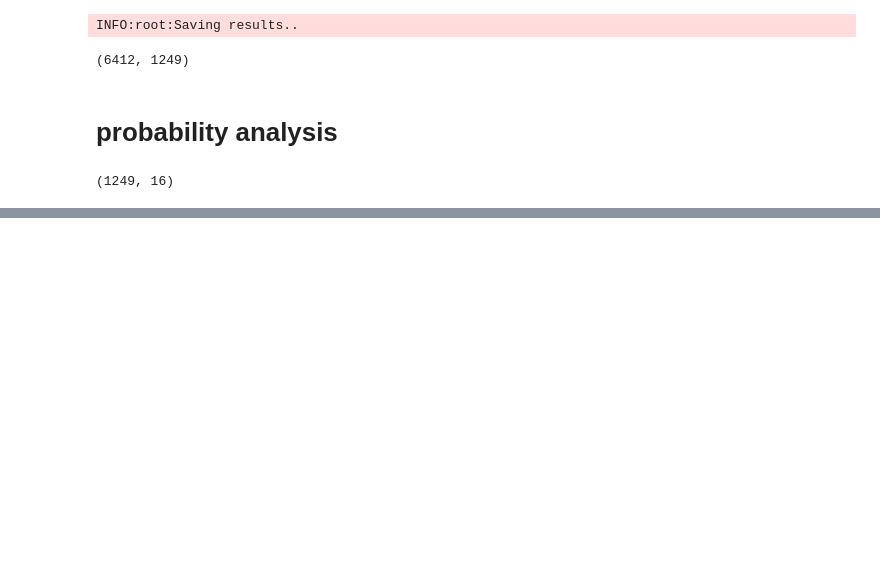
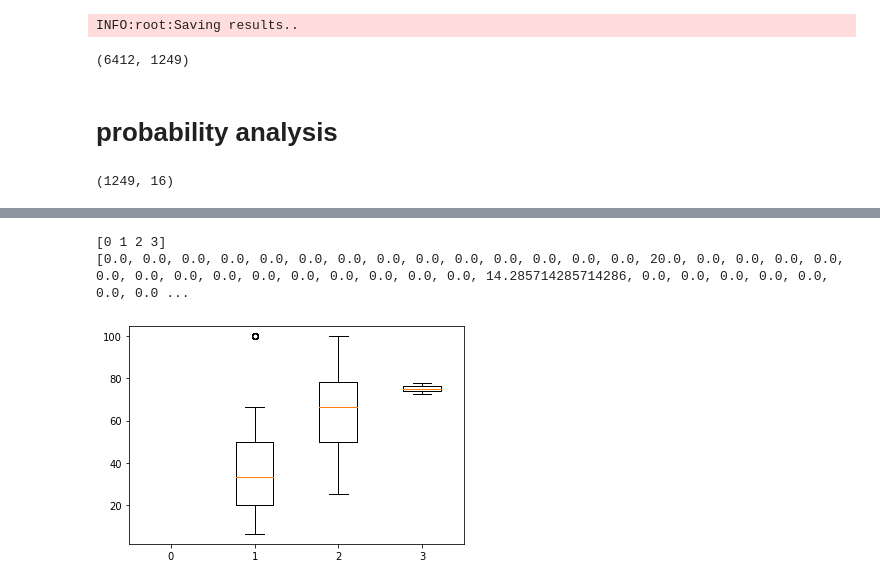
Before and after one commit to 3N4N/stloc, a Jupyter notebook: MERFISH_Tangram.ipynb, the cells around one changed output, grey strips where cells are left out. Drawn from its saved outputs; the diff is of its cells as text; code cells hidden in the pictures; blank space fills up the shorter version.

```diff
--- a/MERFISH_Tangram.ipynb
+++ b/MERFISH_Tangram.ipynb
@@ -215,0 +283,20 @@ dtype: int64
+# %%
+celltypes= ["Astrocyte"]
+cellDict={}
+for  c in celltypes:
+    uniqueCounts= typeCountDf[c].unique()
+    print(uniqueCounts)
+    for val in uniqueCounts:
+        cellDict[val]=[deconvolveDf.iloc[Index][c] for Index  in range(len(deconvolveDf))  if typeCountDf.iloc[Index][c]==val ]
+    print(cellDict[0])
+
+    fig, ax = plt.subplots()
+    ax.boxplot(cellDict.values())
+    ax.set_xticklabels(cellDict.keys())
+
+    typeCountCol=type
+    scatterDf=pd.Dataframe(cellDict)
+# %% [output]
+[0 1 2 3]
+[0.0, 0.0, 0.0, 0.0, 0.0, 0.0, 0.0, 0.0, 0.0, 0.0, 0.0, 0.0, 0.0, 0.0, 20.0, 0.0, 0.0, 0.0, 0.0, 0.0, 0.0, 0.0, 0.0, 0.0, 0.0, 0.0, 0.0, 0.0, 0.0, 14.285714285714286, 0.0, 0.0, 0.0, 0.0, 0.0, 0.0, 0.0 ...
+[figure, added]
```
Also changed, not shown: parts of 12 cells of this notebook, 1 other file.
